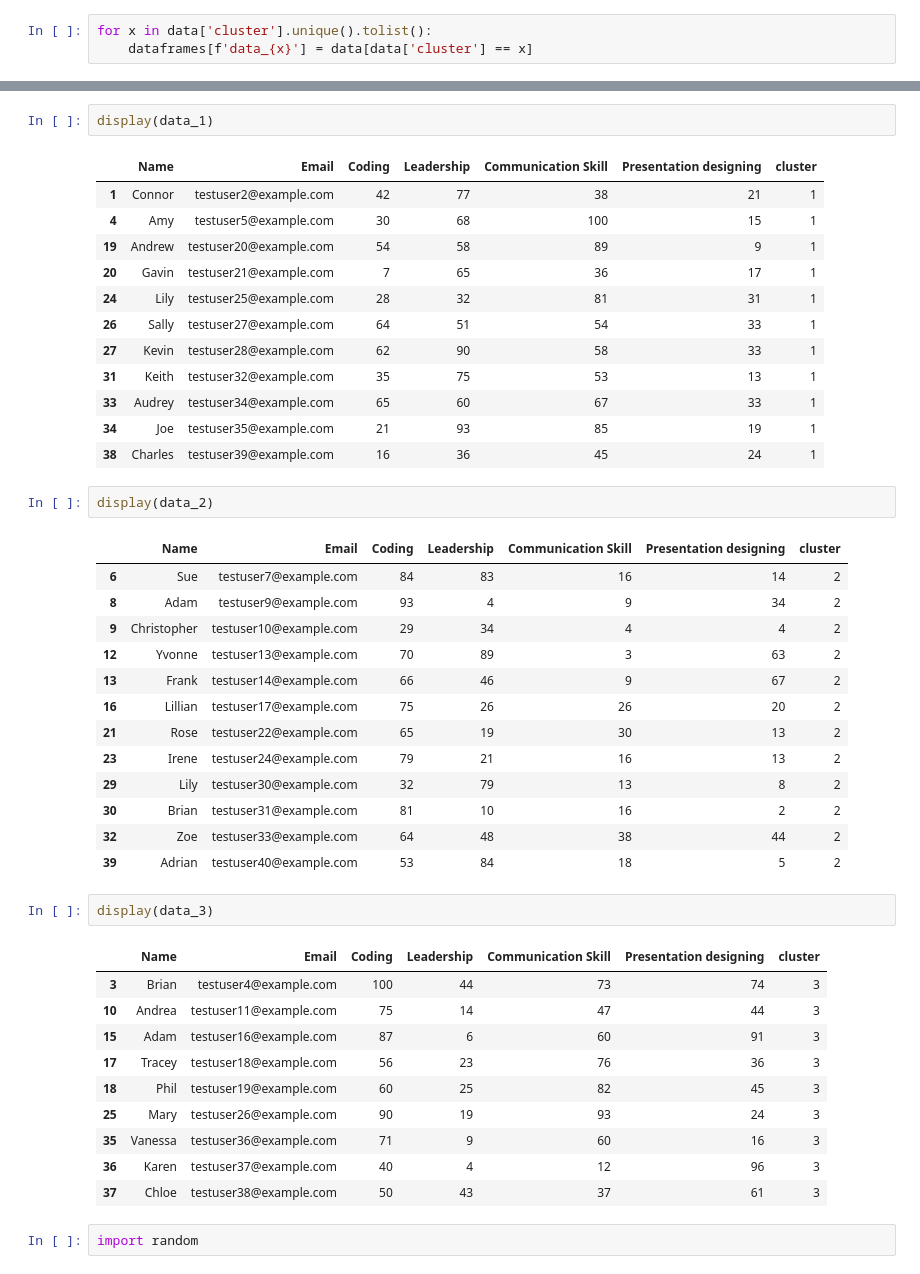
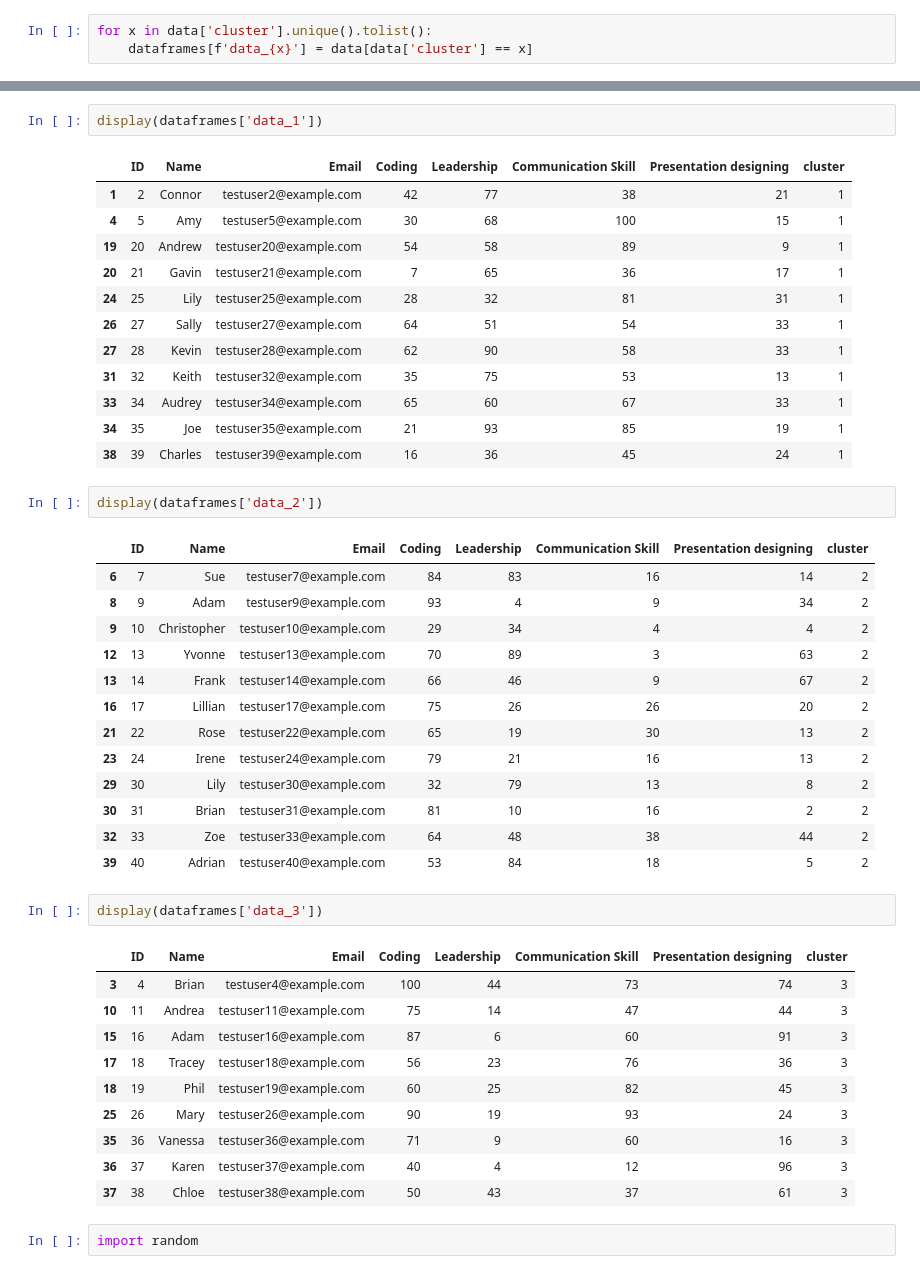
Before and after one commit to KiranKhayamali/Hackademia-Hackathon, a Jupyter notebook: model.ipynb, the cells around one changed output, grey strips where cells are left out. Saved outputs shown, nothing was run; the diff lists cells and outputs as text.

```diff
--- a/model.ipynb
+++ b/model.ipynb
@@ -135,47 +135,47 @@ display(dataframes['data_0'])
 # %%
-display(data_1)
+display(dataframes['data_1'])
 # %% [output]
-|  | Name | Email | Coding | Leadership | Communication Skill | Presentation designing | cluster |
-| 1 | Connor | testuser2@example.com | 42 | 77 | 38 | 21 | 1 |
-| 4 | Amy | testuser5@example.com | 30 | 68 | 100 | 15 | 1 |
-| 19 | Andrew | testuser20@example.com | 54 | 58 | 89 | 9 | 1 |
-| 20 | Gavin | testuser21@example.com | 7 | 65 | 36 | 17 | 1 |
-| 24 | Lily | testuser25@example.com | 28 | 32 | 81 | 31 | 1 |
-| 26 | Sally | testuser27@example.com | 64 | 51 | 54 | 33 | 1 |
-| 27 | Kevin | testuser28@example.com | 62 | 90 | 58 | 33 | 1 |
-| 31 | Keith | testuser32@example.com | 35 | 75 | 53 | 13 | 1 |
-| 33 | Audrey | testuser34@example.com | 65 | 60 | 67 | 33 | 1 |
-| 34 | Joe | testuser35@example.com | 21 | 93 | 85 | 19 | 1 |
-| 38 | Charles | testuser39@example.com | 16 | 36 | 45 | 24 | 1 |
+|  | ID | Name | Email | Coding | Leadership | Communication Skill | Presentation designing | cluster |
+| 1 | 2 | Connor | testuser2@example.com | 42 | 77 | 38 | 21 | 1 |
+| 4 | 5 | Amy | testuser5@example.com | 30 | 68 | 100 | 15 | 1 |
+| 19 | 20 | Andrew | testuser20@example.com | 54 | 58 | 89 | 9 | 1 |
+| 20 | 21 | Gavin | testuser21@example.com | 7 | 65 | 36 | 17 | 1 |
+| 24 | 25 | Lily | testuser25@example.com | 28 | 32 | 81 | 31 | 1 |
+| 26 | 27 | Sally | testuser27@example.com | 64 | 51 | 54 | 33 | 1 |
+| 27 | 28 | Kevin | testuser28@example.com | 62 | 90 | 58 | 33 | 1 |
+| 31 | 32 | Keith | testuser32@example.com | 35 | 75 | 53 | 13 | 1 |
+| 33 | 34 | Audrey | testuser34@example.com | 65 | 60 | 67 | 33 | 1 |
+| 34 | 35 | Joe | testuser35@example.com | 21 | 93 | 85 | 19 | 1 |
+| 38 | 39 | Charles | testuser39@example.com | 16 | 36 | 45 | 24 | 1 |
 # %%
-display(data_2)
+display(dataframes['data_2'])
 # %% [output]
-|  | Name | Email | Coding | Leadership | Communication Skill | Presentation designing | cluster |
-| 6 | Sue | testuser7@example.com | 84 | 83 | 16 | 14 | 2 |
-| 8 | Adam | testuser9@example.com | 93 | 4 | 9 | 34 | 2 |
-| 9 | Christopher | testuser10@example.com | 29 | 34 | 4 | 4 | 2 |
-| 12 | Yvonne | testuser13@example.com | 70 | 89 | 3 | 63 | 2 |
-| 13 | Frank | testuser14@example.com | 66 | 46 | 9 | 67 | 2 |
-| 16 | Lillian | testuser17@example.com | 75 | 26 | 26 | 20 | 2 |
-| 21 | Rose | testuser22@example.com | 65 | 19 | 30 | 13 | 2 |
-| 23 | Irene | testuser24@example.com | 79 | 21 | 16 | 13 | 2 |
-| 29 | Lily | testuser30@example.com | 32 | 79 | 13 | 8 | 2 |
-| 30 | Brian | testuser31@example.com | 81 | 10 | 16 | 2 | 2 |
-| 32 | Zoe | testuser33@example.com | 64 | 48 | 38 | 44 | 2 |
-| 39 | Adrian | testuser40@example.com | 53 | 84 | 18 | 5 | 2 |
+|  | ID | Name | Email | Coding | Leadership | Communication Skill | Presentation designing | cluster |
+| 6 | 7 | Sue | testuser7@example.com | 84 | 83 | 16 | 14 | 2 |
+| 8 | 9 | Adam | testuser9@example.com | 93 | 4 | 9 | 34 | 2 |
+| 9 | 10 | Christopher | testuser10@example.com | 29 | 34 | 4 | 4 | 2 |
+| 12 | 13 | Yvonne | testuser13@example.com | 70 | 89 | 3 | 63 | 2 |
+| 13 | 14 | Frank | testuser14@example.com | 66 | 46 | 9 | 67 | 2 |
+| 16 | 17 | Lillian | testuser17@example.com | 75 | 26 | 26 | 20 | 2 |
+| 21 | 22 | Rose | testuser22@example.com | 65 | 19 | 30 | 13 | 2 |
+| 23 | 24 | Irene | testuser24@example.com | 79 | 21 | 16 | 13 | 2 |
+| 29 | 30 | Lily | testuser30@example.com | 32 | 79 | 13 | 8 | 2 |
+| 30 | 31 | Brian | testuser31@example.com | 81 | 10 | 16 | 2 | 2 |
+| 32 | 33 | Zoe | testuser33@example.com | 64 | 48 | 38 | 44 | 2 |
+| 39 | 40 | Adrian | testuser40@example.com | 53 | 84 | 18 | 5 | 2 |
 # %%
-display(data_3)
+display(dataframes['data_3'])
 # %% [output]
-|  | Name | Email | Coding | Leadership | Communication Skill | Presentation designing | cluster |
-| 3 | Brian | testuser4@example.com | 100 | 44 | 73 | 74 | 3 |
-| 10 | Andrea | testuser11@example.com | 75 | 14 | 47 | 44 | 3 |
-| 15 | Adam | testuser16@example.com | 87 | 6 | 60 | 91 | 3 |
-| 17 | Tracey | testuser18@example.com | 56 | 23 | 76 | 36 | 3 |
-| 18 | Phil | testuser19@example.com | 60 | 25 | 82 | 45 | 3 |
-| 25 | Mary | testuser26@example.com | 90 | 19 | 93 | 24 | 3 |
-| 35 | Vanessa | testuser36@example.com | 71 | 9 | 60 | 16 | 3 |
-| 36 | Karen | testuser37@example.com | 40 | 4 | 12 | 96 | 3 |
-| 37 | Chloe | testuser38@example.com | 50 | 43 | 37 | 61 | 3 |
+|  | ID | Name | Email | Coding | Leadership | Communication Skill | Presentation designing | cluster |
+| 3 | 4 | Brian | testuser4@example.com | 100 | 44 | 73 | 74 | 3 |
+| 10 | 11 | Andrea | testuser11@example.com | 75 | 14 | 47 | 44 | 3 |
+| 15 | 16 | Adam | testuser16@example.com | 87 | 6 | 60 | 91 | 3 |
+| 17 | 18 | Tracey | testuser18@example.com | 56 | 23 | 76 | 36 | 3 |
+| 18 | 19 | Phil | testuser19@example.com | 60 | 25 | 82 | 45 | 3 |
+| 25 | 26 | Mary | testuser26@example.com | 90 | 19 | 93 | 24 | 3 |
+| 35 | 36 | Vanessa | testuser36@example.com | 71 | 9 | 60 | 16 | 3 |
+| 36 | 37 | Karen | testuser37@example.com | 40 | 4 | 12 | 96 | 3 |
+| 37 | 38 | Chloe | testuser38@example.com | 50 | 43 | 37 | 61 | 3 |
 # %%
 import random
 # %%
```
Also changed, not shown: parts of 14 cells of this notebook, 6 other files.
